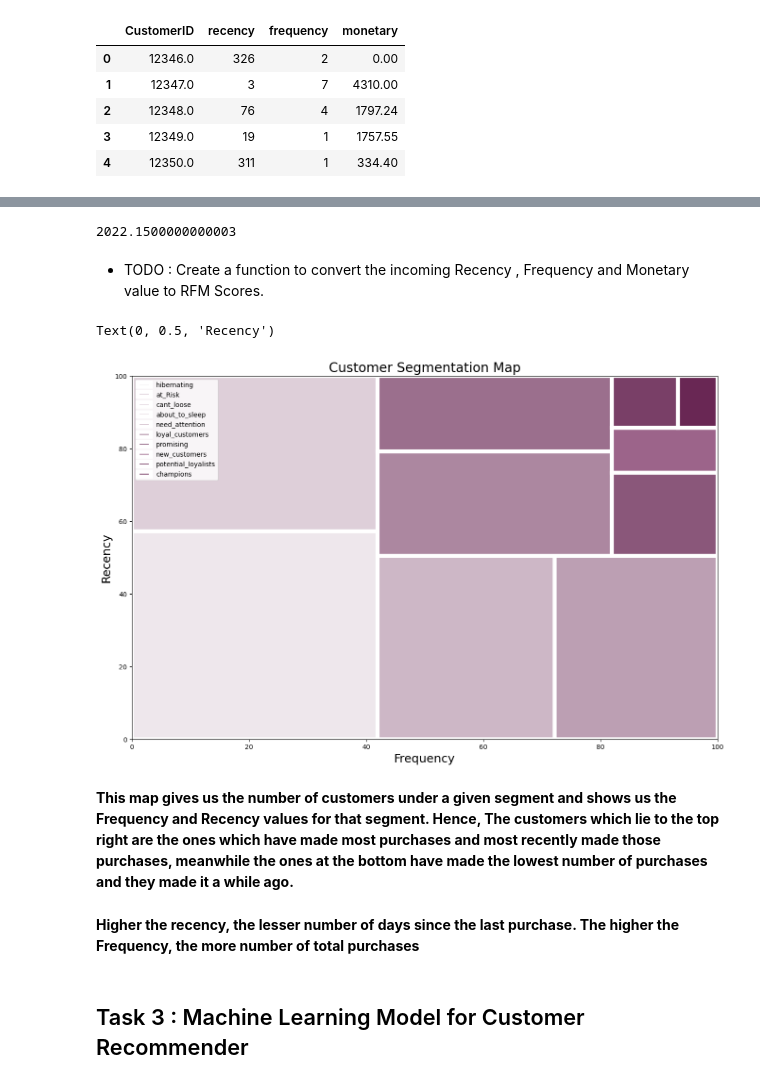
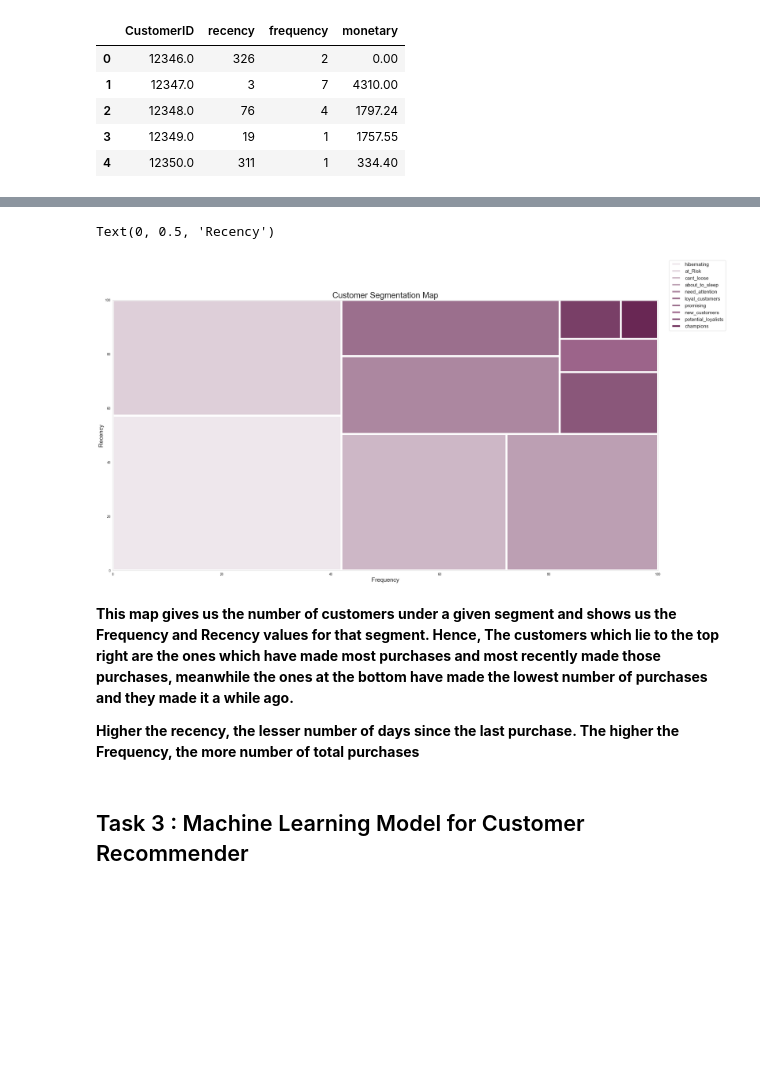
Before and after one commit to someshjadhwani24/Context_Aware_Recommender, a Jupyter notebook: Project_Main.ipynb, the cells around one changed output, grey strips where cells are left out. Drawn from its saved outputs; the diff is of its cells as text; code cells hidden in the pictures; blank space fills up the shorter version.

```diff
--- a/Project_Main.ipynb
+++ b/Project_Main.ipynb
@@ -492,0 +479,11 @@ x=plt.bar(rfm_stats.axes[0].tolist(),rfm_stats['monetary'],color=['plum', 'mocca
+# %%
+sns.set_style("whitegrid")
+sns.cubehelix_palette(as_cmap=True)
+plt.figure(figsize=(10,10))
+data = AOV2[['Frequency','Recency','Monetary','Country']]
+sns.scatterplot(data=data, x="Frequency", y="Country", size="Monetary", hue="Recency", edgecolors="black", sizes=(50, 400))
+plt.legend(loc="lower right")
+plt.title("Analysis of the average RFM Values")
+plt.xlabel("Average Frequency")
+# show the graph
+plt.show()
@@ -521,9 +524,3 @@ rfm
-# %%
-np.percentile(rfm['monetary'], 80)
-# %% [output]
-2022.1500000000003
-# %% [markdown]
-* TODO : Create a function to convert the incoming Recency ,  Frequency and Monetary value to RFM Scores.
 # %%
 seg_map = {r'[1-2][1-2]': 'hibernating',
            r'[1-2][3-4]': 'at_Risk',
@@ -544,42 +541,42 @@ plt.figure(figsize=(15,10))
 import squarify
 segments = rfm["segment"].value_counts().sort_values(ascending=False)
 fig = plt.gcf()
 ax = fig.add_subplot()
-fig.set_size_inches(16, 10)
+fig.set_size_inches(30, 15)
 labels=[label for label in seg_map.values()]
 squarify.plot(
     sizes=segments,
     edgecolor="white", linewidth=6,
     color=[
         "#EEE7EC",
         "#DECFD9",
         "#CDB7C6",
         "#BC9FB3",
         "#AC87A0",
         "#9B6F8D",
         "#8A577A",
         "#9C648A",
         "#793F67",
         "#692754",
     ],
     pad=False,
     bar_kwargs={"alpha": 1},
     text_kwargs={"fontsize": 15},
 )
 
-plt.legend(handles=ax.containers[0], labels=labels,fontsize="10")
+fig.legend(handles=ax.containers[0], labels=labels,fontsize="15")
 
-plt.title("Customer Segmentation Map", fontsize=20)
+plt.title("Customer Segmentation Map", fontsize=25)
 plt.xlabel("Frequency", fontsize=18)
 plt.ylabel("Recency", fontsize=18)
 # %% [output]
 Text(0, 0.5, 'Recency')
-[figure, old version]
+[figure, new version]
-# %% [markdown]
-**This map gives us the number of customers under a given segment and shows us the Frequency and Recency values for that segment. Hence, The customers which lie to the top right are the ones which have made most purchases and most recently made those purchases, meanwhile the ones at the bottom have made the lowest number of purchases and they made it a while ago.**
-# %% [markdown]
-**Higher the recency, the lesser number of days since the last purchase.
-The higher the Frequency, the more number of total purchases**
+# %% [markdown]
+**This map gives us the number of customers under a given segment and shows us the Frequency and Recency values for that segment. Hence, The customers which lie to the top right are the ones which have made most purchases and most recently made those purchases, meanwhile the ones at the bottom have made the lowest number of purchases and they made it a while ago.**
+
+**Higher the recency, the lesser number of days since the last purchase.
+The higher the Frequency, the more number of total purchases**
 # %% [markdown]
 ## Task 3 : Machine Learning Model for Customer Recommender
 # %%
```
Also changed, not shown: parts of 38 cells of this notebook.
